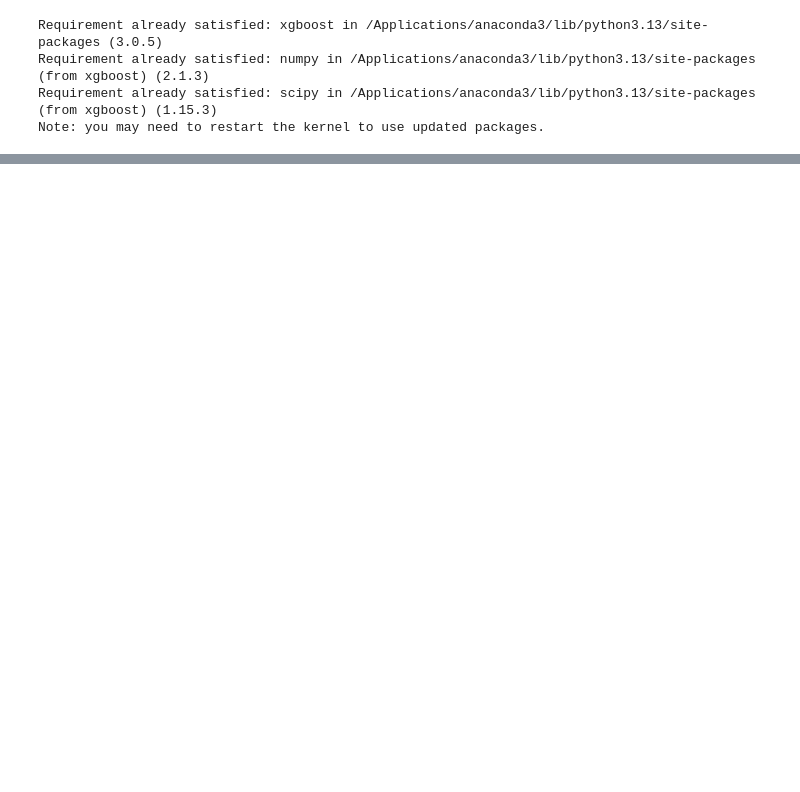
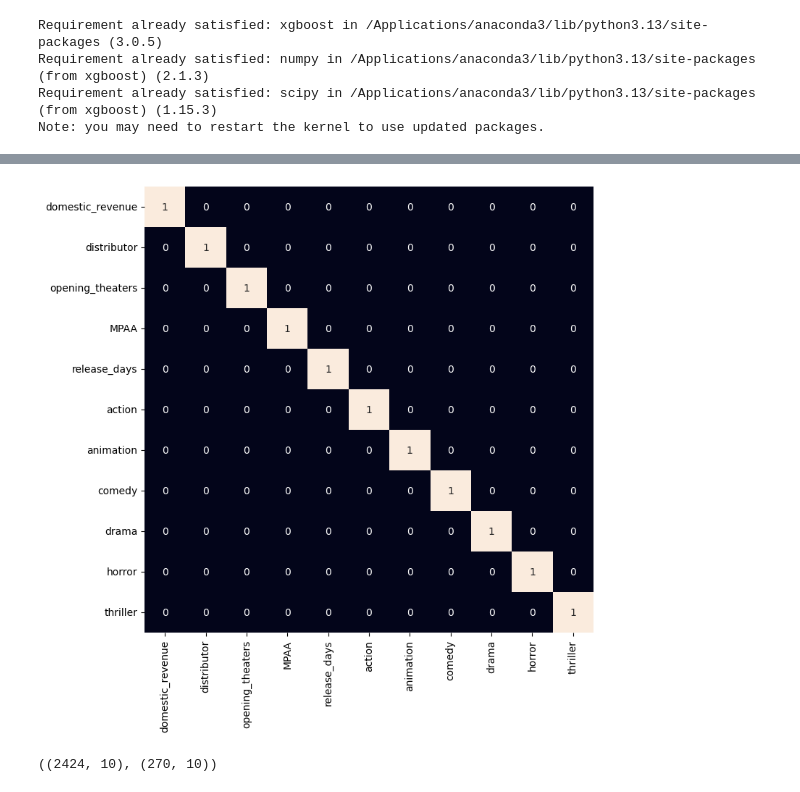
Before and after one commit to bhavyayay/box_office_prediction, a Jupyter notebook: boxofficeprediction.ipynb, the cells around one changed output, grey strips where cells are left out. Cells and saved outputs as stored; diff of their text form; code cells hidden in the pictures; blank space fills up the shorter version.

```diff
--- a/boxofficeprediction.ipynb
+++ b/boxofficeprediction.ipynb
@@ -26,0 +150,10 @@ FileNotFoundError: [Errno 2] No such file or directory: 'boxoffice.csv'
+# %%
+vectorizer = CountVectorizer()
+vectorizer.fit(df['genres'])
+features = vectorizer.transform(df['genres']).toarray()
+
+genres = vectorizer.get_feature_names_out()
+for i, name in enumerate(genres):
+	df[name] = features[:, i]
+
+df.drop('genres', axis=1, inplace=True)
@@ -26,0 +175,22 @@ FileNotFoundError: [Errno 2] No such file or directory: 'boxoffice.csv'
+# %%
+for col in ['distributor', 'MPAA']:
+    le = LabelEncoder()
+    df[col] = le.fit_transform(df[col])
+# %%
+plt.figure(figsize=(8, 8))
+sb.heatmap(df.select_dtypes(include=np.number).corr() > 0.8,
+            annot=True,
+            cbar=False)
+plt.show()
+# %% [output]
+[figure, added]
+# %%
+features = df.drop(['title', 'domestic_revenue'], axis=1)
+target = df['domestic_revenue'].values
+
+X_train, X_val, Y_train, Y_val = train_test_split(features, target,
+									test_size=0.1,
+									random_state=22)
+X_train.shape, X_val.shape
+# %% [output]
+((2424, 10), (270, 10))
```
Also changed, not shown: parts of 18 cells of this notebook.
